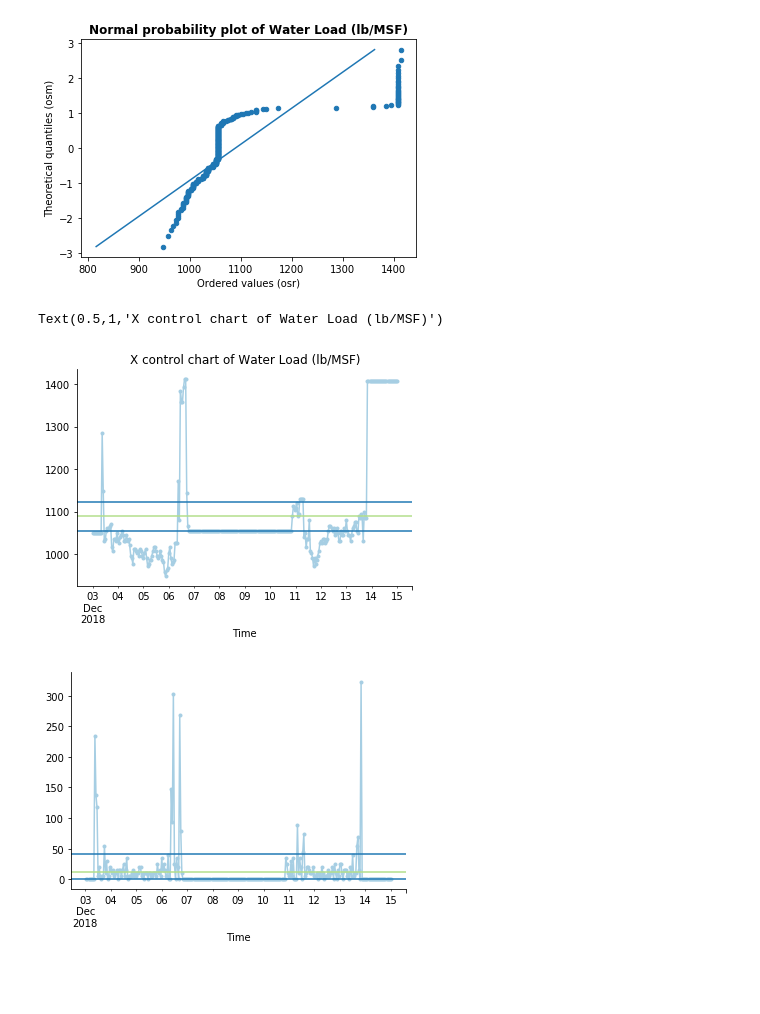
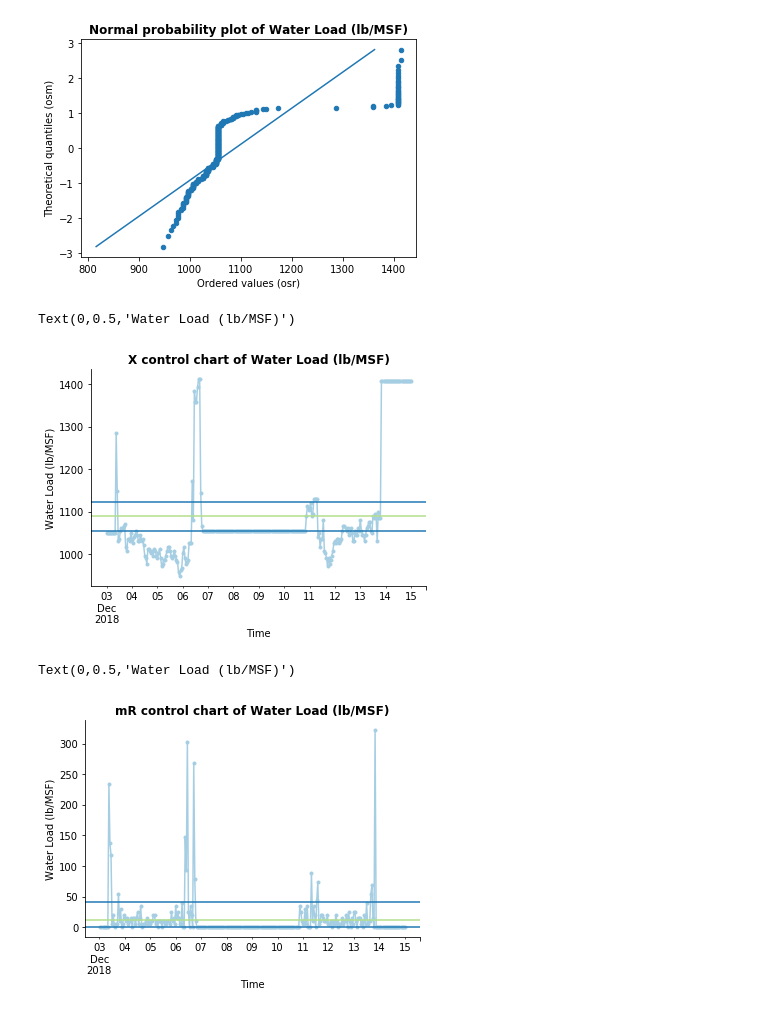
Before and after one commit to gillespilon/noob, a Jupyter notebook: graphs.ipynb, the cells around one changed output. Saved outputs shown, nothing was run; the diff lists cells and outputs as text; code cells hidden in the pictures; blank space fills up the shorter version.

Commit message:
Tidy mR control chart.

```diff
--- a/graphs.ipynb
+++ b/graphs.ipynb
@@ -114,13 +114,18 @@ Text(0.5,1,'Normal probability plot of Water Load (lb/MSF)')
 import datasense as ds
 x = ds.X(df['Water Load (lb/MSF)'].to_frame())
 ax6 =x.ax
-ax6.set_title('X control chart of ' + 'Water Load (lb/MSF)')
-ax6.
+ax6.set_title('X control chart of ' + 'Water Load (lb/MSF)',
+              fontweight='bold')
+ax6.set_ylabel('Water Load (lb/MSF)')
 # %% [output]
-Text(0.5,1,'X control chart of Water Load (lb/MSF)')
+Text(0,0.5,'Water Load (lb/MSF)')
-[figure, old version]
+[figure, new version]
 # %%
 y = ds.mR(df['Water Load (lb/MSF)'].to_frame())
-ax4 = y.ax
+ax7 = y.ax
+ax7.set_title('mR control chart of ' + 'Water Load (lb/MSF)',
+              fontweight='bold')
+ax7.set_ylabel('Water Load (lb/MSF)')
 # %% [output]
+Text(0,0.5,'Water Load (lb/MSF)')
-[figure, old version]
+[figure, new version]
```
